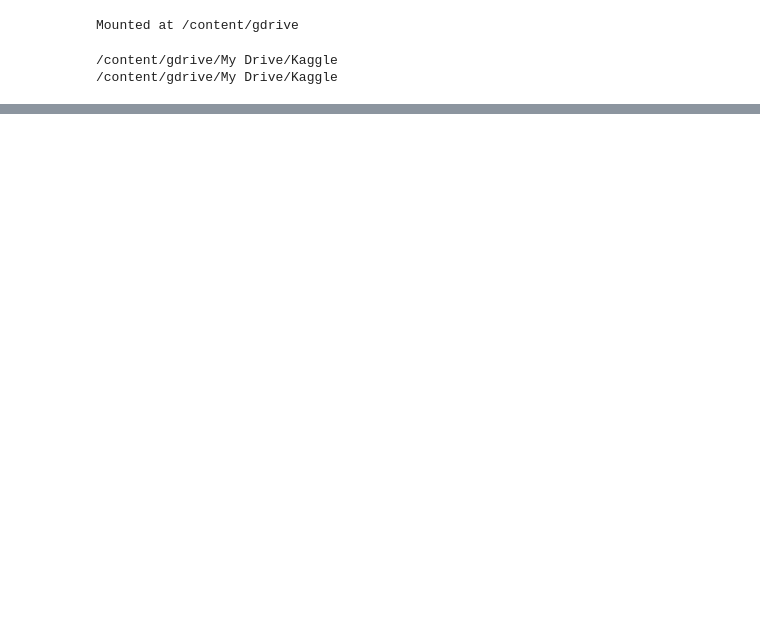
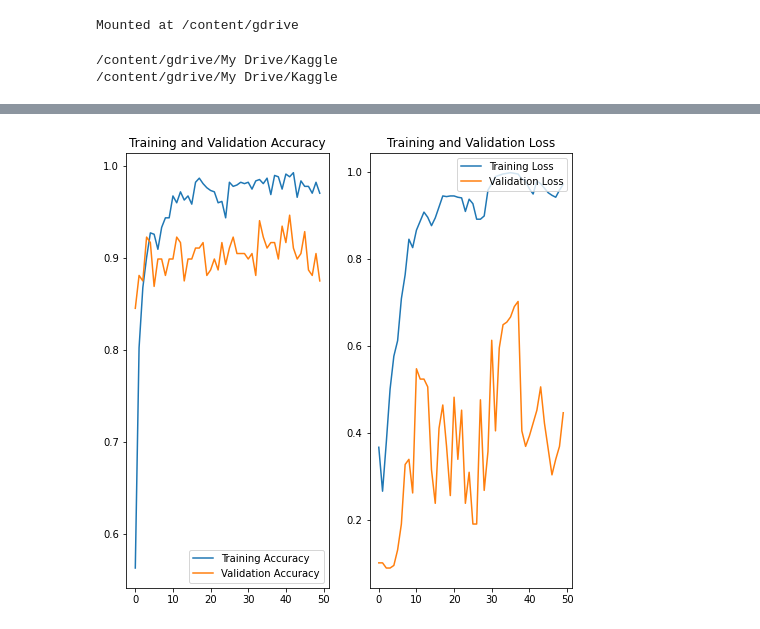
Before and after one commit to aurrychan/dog-breed-classifier, a Jupyter notebook: Test.ipynb, the cells around one changed output, grey strips where cells are left out. Saved outputs shown, nothing was run; the diff lists cells and outputs as text; code cells hidden in the pictures; blank space fills up the shorter version.

```diff
--- a/Test.ipynb
+++ b/Test.ipynb
@@ -67,0 +99,11 @@ kaggle.json  labels.csv  sample_submission.csv  test  train
+# %%
+from tensorflow.keras.layers.experimental.preprocessing import RandomFlip, RandomRotation, RandomZoom, RandomContrast, RandomCrop
+
+data_augmentation = Sequential(
+  [
+    RandomFlip("horizontal", input_shape=(img_height, img_width, 3)),
+    RandomRotation(0.1),
+    RandomZoom(0.1),
+    RandomContrast(0.1)
+  ]
+)
@@ -67,0 +152,13 @@ kaggle.json  labels.csv  sample_submission.csv  test  train
+# %%
+checkpoint = tf.keras.callbacks.ModelCheckpoint('./model_augmented.h5', save_best_only=True, monitor='val_loss', mode='min')
+reduce_lr = ReduceLROnPlateau(monitor='val_loss', factor=0.8, patience=5, min_lr=0.001)
+# %%
+epochs = 50
+
+history = my_new_model.fit(
+  x = train_ds,
+  validation_data=val_ds,
+  callbacks=[checkpoint, reduce_lr],
+  batch_size = 10,
+  epochs=epochs
+)
@@ -67,0 +183,21 @@ kaggle.json  labels.csv  sample_submission.csv  test  train
+# %%
+accuracy = history.history['accuracy']
+val_accuracy = history.history['val_accuracy']
+
+epochs_range = range(epochs)
+
+plt.figure(figsize=(8, 8))
+plt.subplot(1, 2, 1)
+plt.plot(epochs_range, accuracy, label='Training Accuracy')
+plt.plot(epochs_range, val_accuracy, label='Validation Accuracy')
+plt.legend(loc='lower right')
+plt.title('Training and Validation Accuracy')
+
+plt.subplot(1, 2, 2)
+plt.plot(epochs_range, loss, label='Training Loss')
+plt.plot(epochs_range, val_loss, label='Validation Loss')
+plt.legend(loc='upper right')
+plt.title('Training and Validation Loss')
+plt.show()
+# %% [output]
+[figure, added]
```
Also changed, not shown: parts of 12 cells of this notebook.
